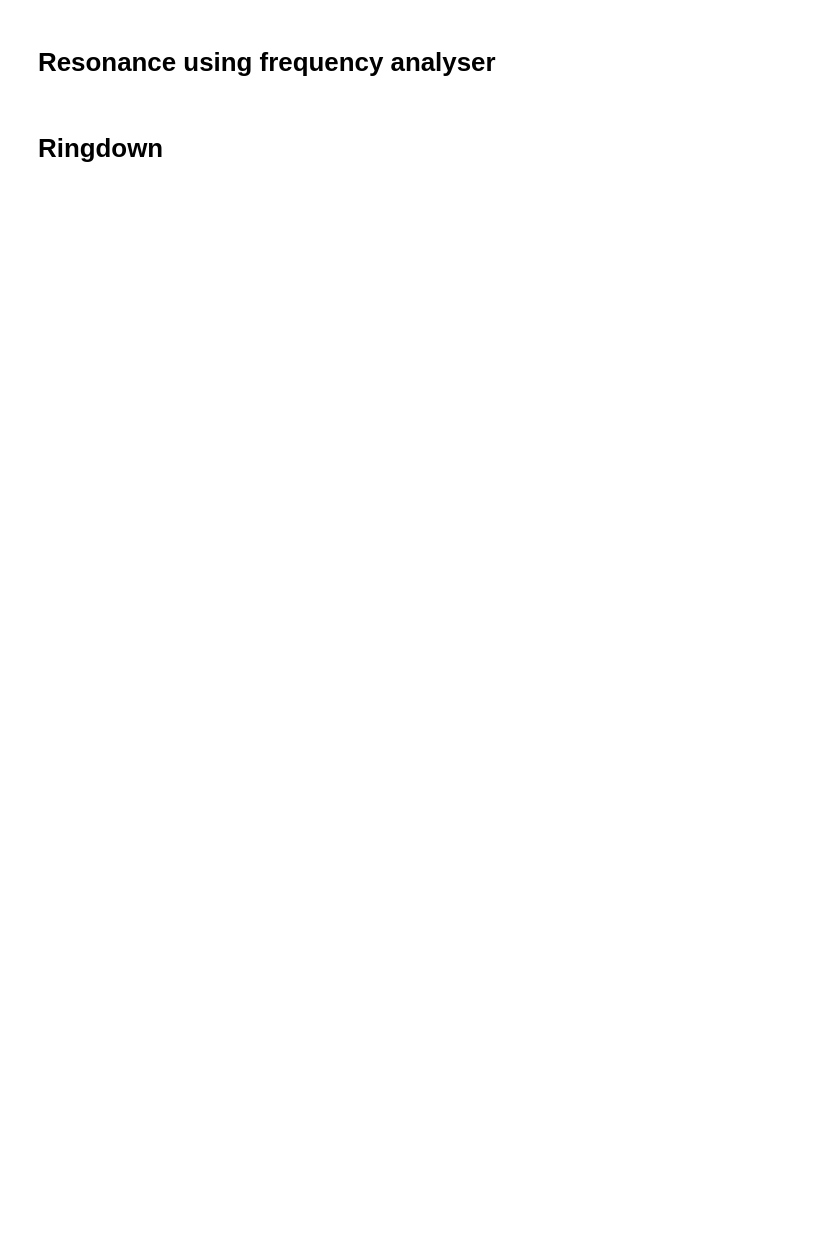
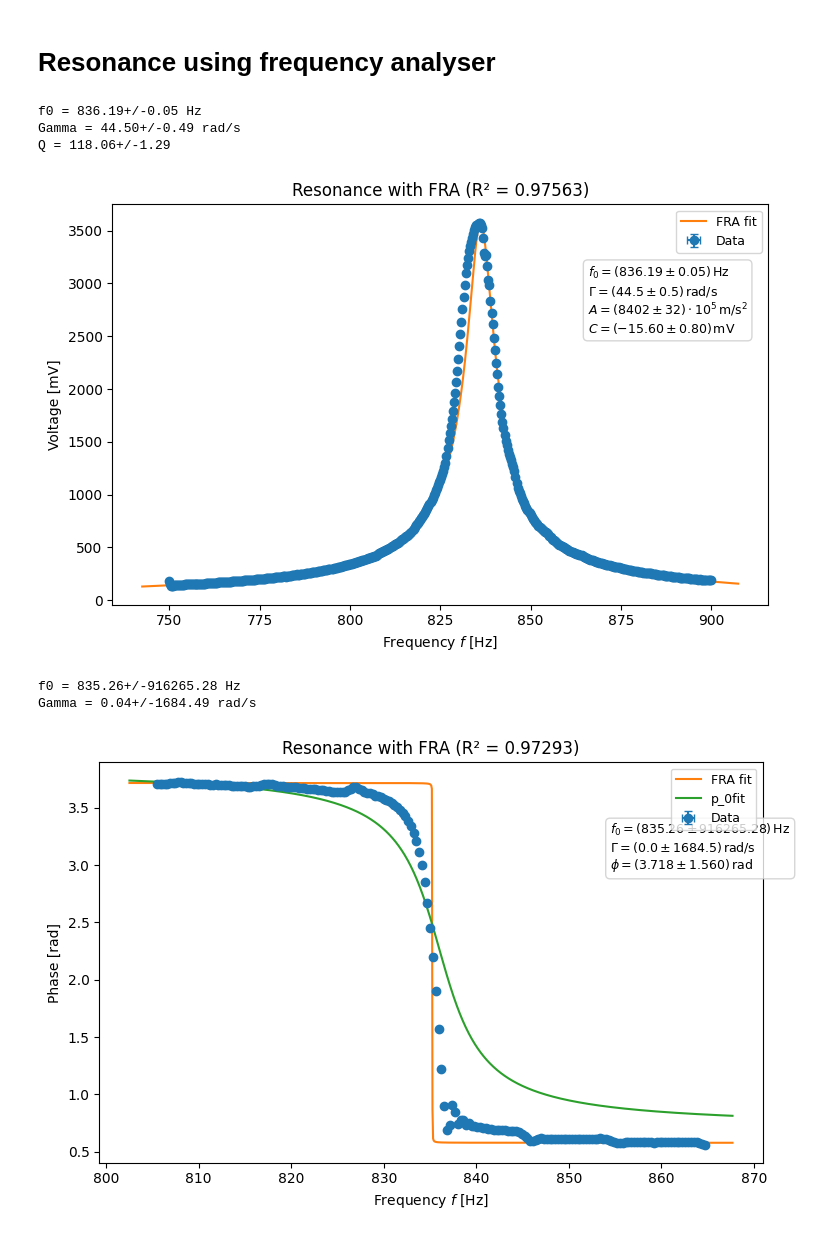
Before and after one commit to Mhfd10/P1_ETHZ, a Jupyter notebook: Mechanical_Resonator/main.ipynb, the cells around one changed output. Drawn from its saved outputs; the diff is of its cells as text; code cells hidden in the pictures; blank space fills up the shorter version.

```diff
--- a/Mechanical_Resonator/main.ipynb
+++ b/Mechanical_Resonator/main.ipynb
@@ -205,43 +223,39 @@ def uncertainty_approx(x):
     else:
         return 0.5 # keine Nachkommastellen
 # %%
-file_path = "sweep2_JL.csv"
+file_path = "sweep.csv"
 df = pd.read_csv(file_path, comment="%", sep=",", header=None, names=["Time (Hz)", "Magnitude (dB)", "Phase (deg)"]) # dateien einlesen
 
 cols = ["Magnitude (dB)", "Phase (deg)"]
 df[cols] = df[cols].apply(lambda col: pd.to_numeric(col.astype(str).str.strip(), errors="coerce")) # get rid of spaces and convert anything to numbers
 
 data = df.dropna(subset=["Magnitude (dB)", "Phase (deg)"])
 f_Hz = np.array(data["Time (Hz)"].values)
 A_dBm = np.array(data["Magnitude (dB)"].values)
 Phase_deg = np.array(data["Phase (deg)"].values)
 
 # conversions
 A_V = dBm_to_Vpp(A_dBm) # convert dB to V
 Phase_rad = (Phase_deg * np.pi / 180) % (2 * np.pi) # convert deg to rad
 
 f_Hz_err = np.array([uncertainty_approx(i) for i in f_Hz])
 A_V_err = np.array([uncertainty_approx(i) for i in A_V])
 Phase_rad_err = np.array(([uncertainty_approx(i) for i in Phase_rad]))
 
 omega_u = unumpy.uarray(f_Hz, f_Hz_err) * (2 * np.pi)
-A_v_u = unumpy.uarray(A_V, A_V_err)
+A_v_u = unumpy.uarray(A_V, A_V_err) * 1000 # convert to mV
 Phase_rad_u = unumpy.uarray(Phase_rad, Phase_rad_err)
 
-p0 = [2*np.pi*836, 33, 50000, 1]
-
-omega_0_p0 = 8.30e2    # Hz  (≈ 830.2)
-gamma_p0   = 1.73e2     # rad/s  (≈ 173)
-A_p0       = 2.75e7     # amplitude scale
-C_p0       = -36.76     # dBm baseline
-
-#p0 = [omega_0_p0, gamma_p0, A_p0, C_p0]
-
-p0 = [2*np.pi*830, 29.36, 47622.5, 1]
-
+p0 = [2*np.pi*835, 100, 1157050000, 830]
 fit_resonance_Amplitude(omega_u, A_v_u, p0, "FRA")
 
-p0 = [2*np.pi*829.80, 229.9, -4.1]
-fit_resonance_phase(omega_u, Phase_rad_u, p0, "FRA")
+p0 = [2*np.pi*836, 44, np.pi+0.7]
+fit_resonance_phase(omega_u[200:400], Phase_rad_u[200:400], p0, "FRA")
+# %% [output]
+f0 = 836.19+/-0.05 Hz
+Gamma = 44.50+/-0.49 rad/s
+Q = 118.06+/-1.29
+[figure, added]
+f0 = 835.26+/-916265.28 Hz
+Gamma = 0.04+/-1684.49 rad/s
+[figure, added]
-# %% [markdown]
-# Ringdown
```
Also changed, not shown: parts of 9 cells of this notebook, 5 other files.
